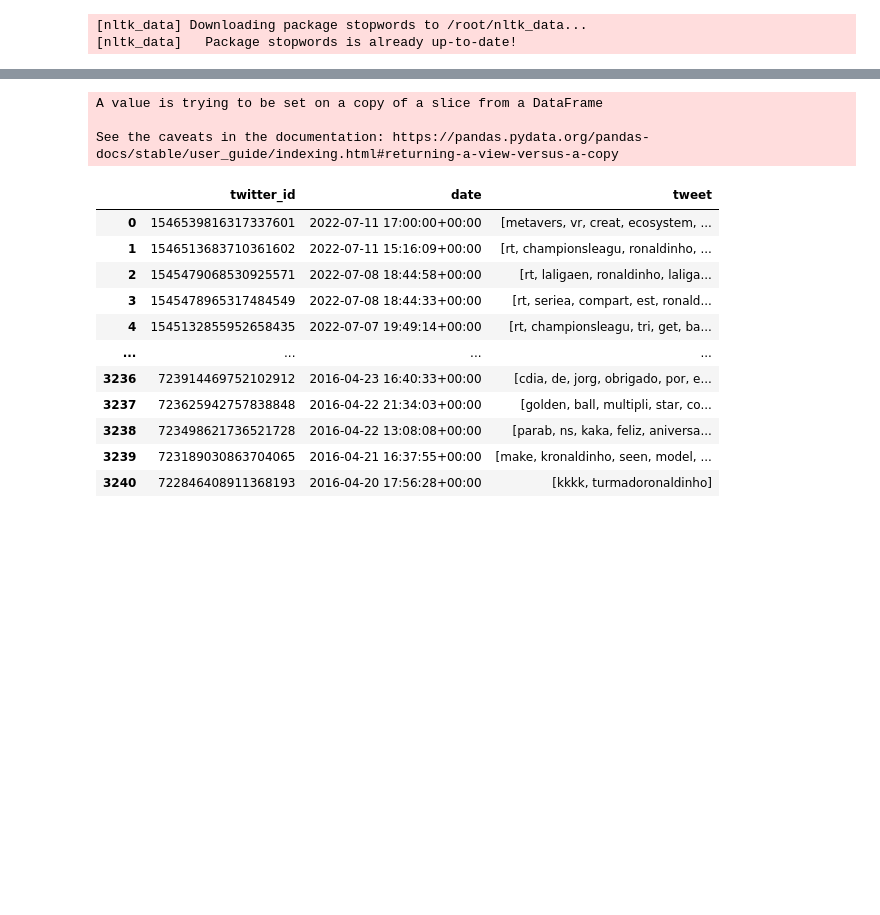
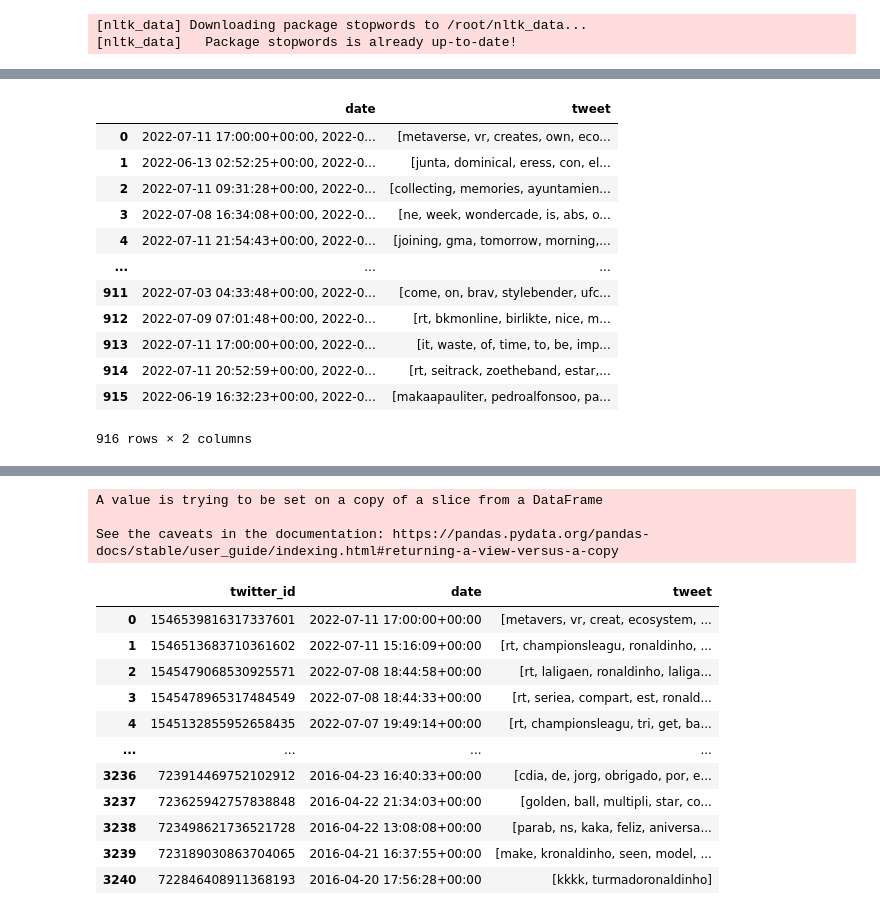
Before and after one commit to chungFTF/NTU-2022-IM5056-SLDL-Final-Project, a Jupyter notebook: code/[Cai]tweet_preprocessing.ipynb, the cells around one changed output, grey strips where cells are left out. Cells and saved outputs as stored; diff of their text form; code cells hidden in the pictures; blank space fills up the shorter version.

```diff
--- a/code/[Cai]tweet_preprocessing.ipynb
+++ b/code/[Cai]tweet_preprocessing.ipynb
@@ -25,0 +52,47 @@ tfidf = TfidfVectorizer(max_features=1000,stop_words='english',lowercase=False,u
+# %%
+data_tweet = tweet_data.copy()
+for d in range(len(data_tweet)):
+  post = data_tweet.at[d, 'tweet']
+  tokens = []
+  post = re.sub(r'\|\|\|', r"    ", post)    # 去除'|||'
+  post = re.sub(r'http\S+', r' ', post)    # 去除網址
+  post = re.sub(r'\d','', post)  # 去除數字
+  # post = re.sub(r'[.,"\-?:!;@]', '', post)
+  post = re.sub(r'^b\'', '', post)
+  post = re.sub(r'x[A-Za-z]', '', post)
+  post = re.sub(r'\b[A-Za-z]\b', '', post)
+
+  # 取出所有格 -> 放入列表 -> 去除所有格
+  x = re.findall("[A-Za-z]+\'+\w+", post)   # x is a list
+  # for i in x:
+  #     tokens.append(i)
+  post = re.sub(r"[A-Za-z]+\'+\w+", r"   ", post)  # 去除所有格
+
+  result = re.findall( r"\w+" , post.lower())  # tokenizaion
+
+  for i in result:
+      tokens.append(i)
+  word = []
+  for data1 in tokens:
+      if data1 not in stop_words:
+          word.append(data1)
+  for i in word:
+    i = re.sub(r'[.,"\-?:!;@_]', '', i)
+    tokens.append(porter_stemmer.stem(i))
+  # 整理回 dataframe
+  data_tweet.tweet[d] = tokens
+display(data_tweet)
+# %% [output]
+|  | date | tweet |
+| 0 | 2022-07-11 17:00:00+00:00, 2022-0... | [metaverse, vr, creates, own, eco... |
+| 1 | 2022-06-13 02:52:25+00:00, 2022-0... | [junta, dominical, eress, con, el... |
+| 2 | 2022-07-11 09:31:28+00:00, 2022-0... | [collecting, memories, ayuntamien... |
+| 3 | 2022-07-08 16:34:08+00:00, 2022-0... | [ne, week, wondercade, is, abs, o... |
+| 4 | 2022-07-11 21:54:43+00:00, 2022-0... | [joining, gma, tomorrow, morning,... |
+| ... | ... | ... |
+| 911 | 2022-07-03 04:33:48+00:00, 2022-0... | [come, on, brav, stylebender, ufc... |
+| 912 | 2022-07-09 07:01:48+00:00, 2022-0... | [rt, bkmonline, birlikte, nice, m... |
+| 913 | 2022-07-11 17:00:00+00:00, 2022-0... | [it, waste, of, time, to, be, imp... |
+| 914 | 2022-07-11 20:52:59+00:00, 2022-0... | [rt, seitrack, zoetheband, estar,... |
+| 915 | 2022-06-19 16:32:23+00:00, 2022-0... | [makaapauliter, pedroalfonsoo, pa... |
+916 rows × 2 columns
```
Also changed, not shown: parts of 5 cells of this notebook, 1 other file.
